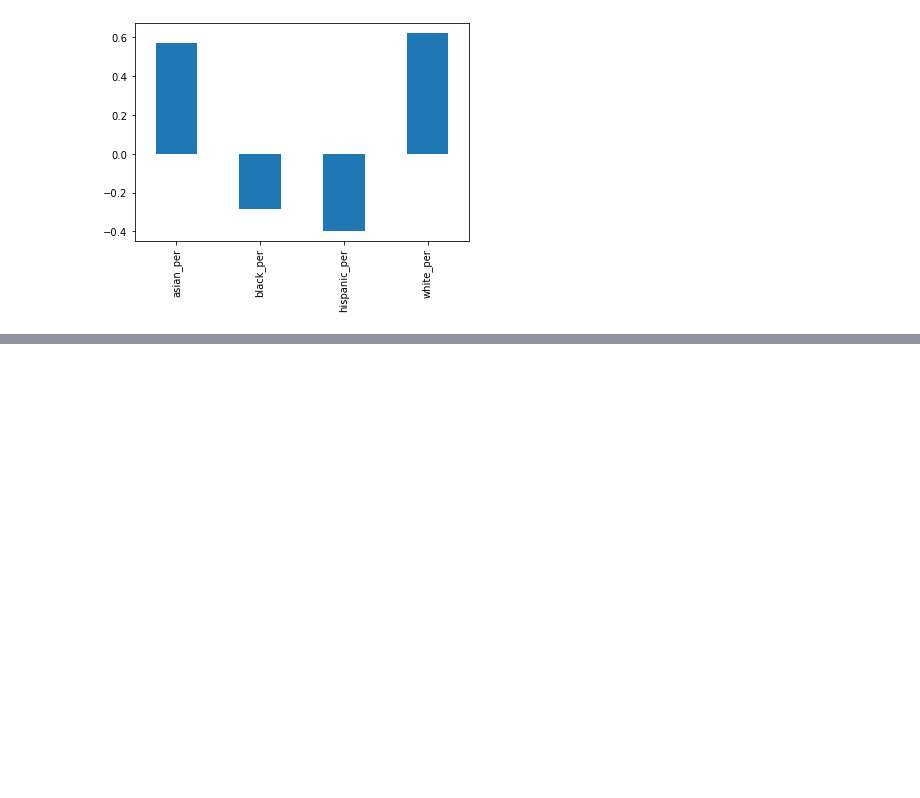
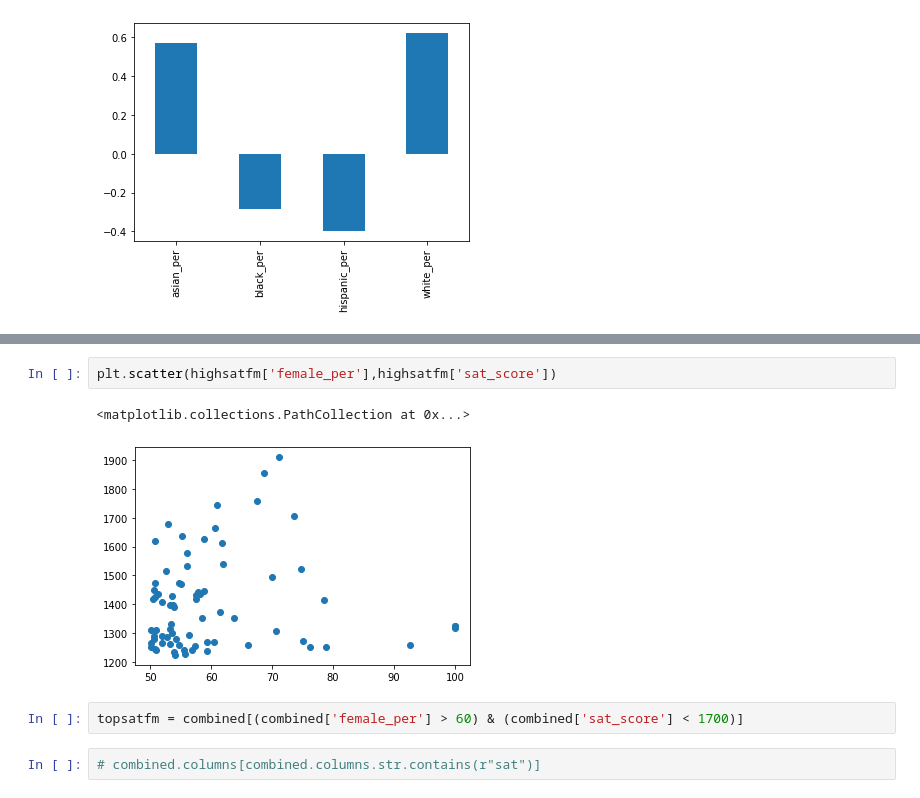
Before and after one commit to dnlsyfq/NYC-High-School-Data, a Jupyter notebook: Schools.ipynb, the cells around one changed output, grey strips where cells are left out. Saved outputs shown, nothing was run; the diff lists cells and outputs as text; blank space fills up the shorter version.

```diff
--- a/Schools.ipynb
+++ b/Schools.ipynb
@@ -258,0 +267,9 @@ combined[['sat_score','asian_per','black_per','hispanic_per','white_per']].corr(
+# %%
+plt.scatter(highsatfm['female_per'],highsatfm['sat_score'])
+# %% [output]
+<matplotlib.collections.PathCollection at 0x...>
+[figure, added]
+# %%
+topsatfm = combined[(combined['female_per'] > 60) & (combined['sat_score'] < 1700)]
+# %%
+# combined.columns[combined.columns.str.contains(r"sat")]
```
Also changed, not shown: parts of 10 cells of this notebook.
